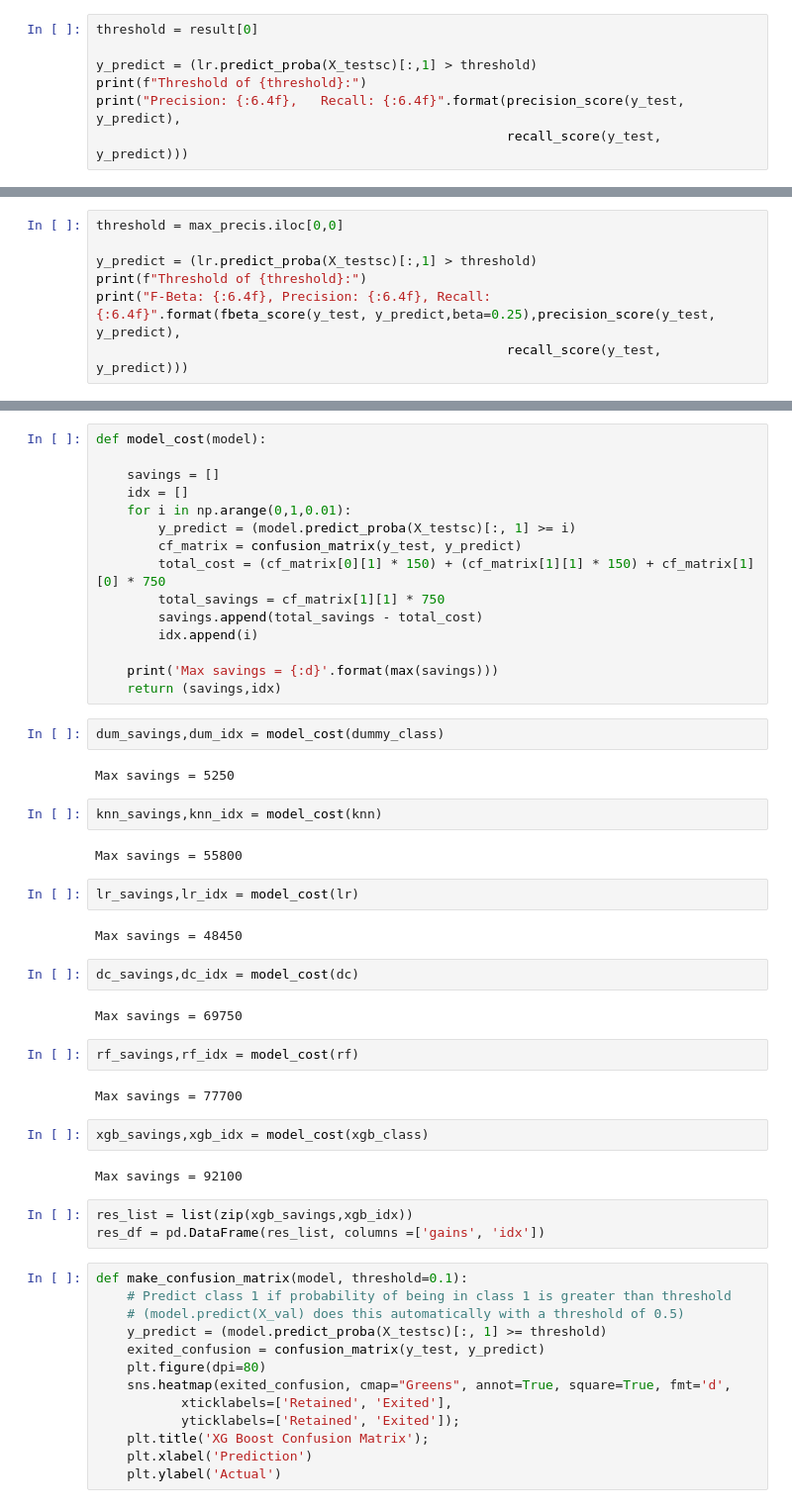
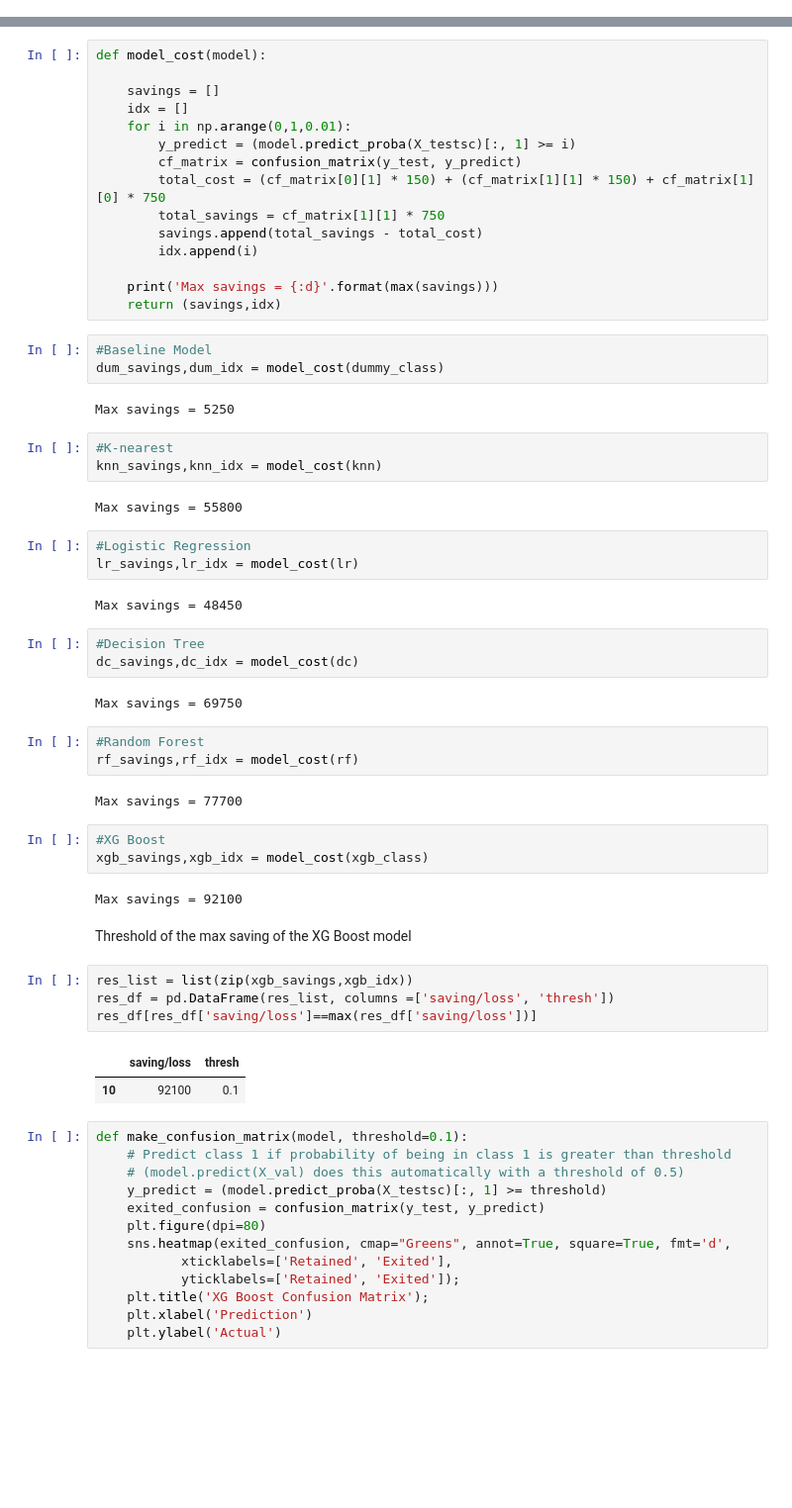
Before and after one commit to stephenblount/Churn_Classification, a Jupyter notebook: Final_Analysis/Churn_Analysis_Final.ipynb, the cells around one changed output, grey strips where cells are left out. Shown: that part at 99% size. Cells and saved outputs as stored; diff of their text form; blank space fills up the shorter version.

```diff
--- a/Final_Analysis/Churn_Analysis_Final.ipynb
+++ b/Final_Analysis/Churn_Analysis_Final.ipynb
@@ -301,7 +311,0 @@ result
-# %%
-threshold = result[0]
-
-y_predict = (lr.predict_proba(X_testsc)[:,1] > threshold)
-print(f"Threshold of {threshold}:")
-print("Precision: {:6.4f},   Recall: {:6.4f}".format(precision_score(y_test, y_predict),
-                                                     recall_score(y_test, y_predict)))
@@ -319,7 +311,0 @@ max_precis
-# %%
-threshold = max_precis.iloc[0,0]
-
-y_predict = (lr.predict_proba(X_testsc)[:,1] > threshold)
-print(f"Threshold of {threshold}:")
-print("F-Beta: {:6.4f}, Precision: {:6.4f}, Recall: {:6.4f}".format(fbeta_score(y_test, y_predict,beta=0.25),precision_score(y_test, y_predict),
-                                                     recall_score(y_test, y_predict)))
@@ -902,32 +846,44 @@ def model_cost(model):
     print('Max savings = {:d}'.format(max(savings)))
     return (savings,idx)
 # %%
+#Baseline Model
 dum_savings,dum_idx = model_cost(dummy_class)
 # %% [output]
 Max savings = 5250
 # %%
+#K-nearest
 knn_savings,knn_idx = model_cost(knn)
 # %% [output]
 Max savings = 55800
 # %%
+#Logistic Regression
 lr_savings,lr_idx = model_cost(lr)
 # %% [output]
 Max savings = 48450
 # %%
+#Decision Tree
 dc_savings,dc_idx = model_cost(dc)
 # %% [output]
 Max savings = 69750
 # %%
+#Random Forest
 rf_savings,rf_idx = model_cost(rf)
 # %% [output]
 Max savings = 77700
 # %%
+#XG Boost
 xgb_savings,xgb_idx = model_cost(xgb_class)
 # %% [output]
 Max savings = 92100
+# %% [markdown]
+Threshold of the max saving of the XG Boost model
 # %%
 res_list = list(zip(xgb_savings,xgb_idx))
-res_df = pd.DataFrame(res_list, columns =['gains', 'idx'])
+res_df = pd.DataFrame(res_list, columns =['saving/loss', 'thresh'])
+res_df[res_df['saving/loss']==max(res_df['saving/loss'])]
+# %% [output]
+|  | saving/loss | thresh |
+| 10 | 92100 | 0.1 |
 # %%
 def make_confusion_matrix(model, threshold=0.1):
     # Predict class 1 if probability of being in class 1 is greater than threshold
```
Also changed, not shown: parts of 101 cells of this notebook.
